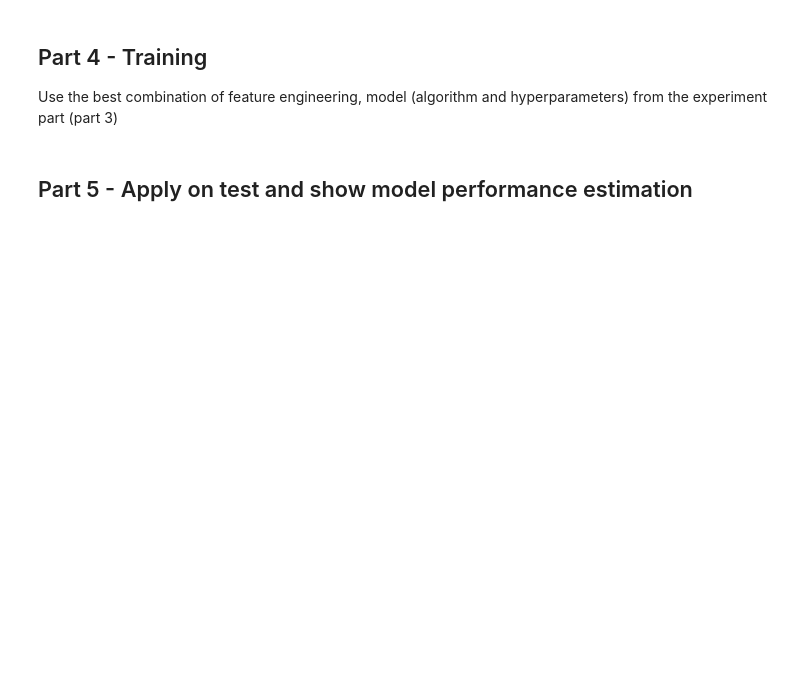
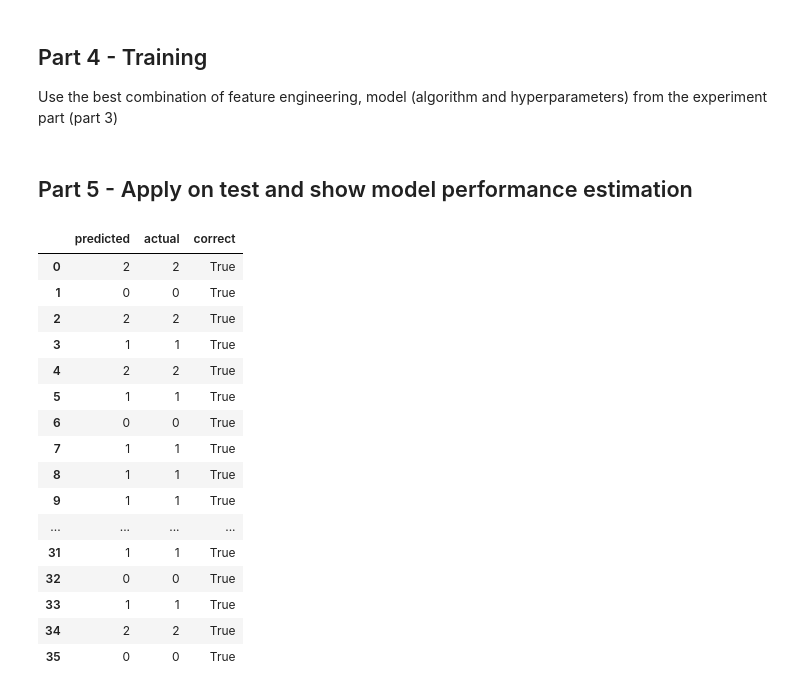
Before and after one commit to Natans8/ML_course_task2, a Jupyter notebook: Assignment2_supervised_learning_flow.ipynb, the cells around one changed output. Saved outputs shown, nothing was run; the diff lists cells and outputs as text; code cells hidden in the pictures; blank space fills up the shorter version.

```diff
--- a/Assignment2_supervised_learning_flow.ipynb
+++ b/Assignment2_supervised_learning_flow.ipynb
@@ -410,9 +546,47 @@ ______________________________________________________________________
 # %% [markdown]
 ## Part 4 - Training
 Use the best combination of feature engineering, model (algorithm and hyperparameters) from the experiment part (part 3)
+# %%
+data_train = pd.read_csv('wine_train.csv')
+X_train = data_train.drop(columns=['target'])
+y_train = data_train['target']
+
+X_train = drop_high_corr(X_train)
+X_train = drop_low_corr(X_train)
+X_train, y_train = clean_outliers(X_train, y_train)
+
+pipeline = Pipeline([('scaler', StandardScaler()), ('RandomForest', RandomForestClassifier())]).fit(X_train, y_train)
 # %% [markdown]
 ## Part 5 - Apply on test and show model performance estimation
 # %%
 data_test = pd.read_csv('wine_test.csv')
 X_test = data_test.drop(columns=['target'])
 y_test = data_test['target']
+
+X_test = drop_high_corr(X_test)
+X_test = drop_low_corr(X_test)
+
+
+
+pred = pipeline.predict(X_test)
+# %%
+pred_vs_actual = pd.DataFrame({'predicted': pred, 'actual': y_test, 'correct': pred == y_test})
+pred_vs_actual
+# %% [output]
+|  | predicted | actual | correct |
+| 0 | 2 | 2 | True |
+| 1 | 0 | 0 | True |
+| 2 | 2 | 2 | True |
+| 3 | 1 | 1 | True |
+| 4 | 2 | 2 | True |
+| 5 | 1 | 1 | True |
+| 6 | 0 | 0 | True |
+| 7 | 1 | 1 | True |
+| 8 | 1 | 1 | True |
+| 9 | 1 | 1 | True |
+| ... | ... | ... | ... |
+| 31 | 1 | 1 | True |
+| 32 | 0 | 0 | True |
+| 33 | 1 | 1 | True |
+| 34 | 2 | 2 | True |
+| 35 | 0 | 0 | True |
```
Also changed, not shown: parts of 19 cells of this notebook.
